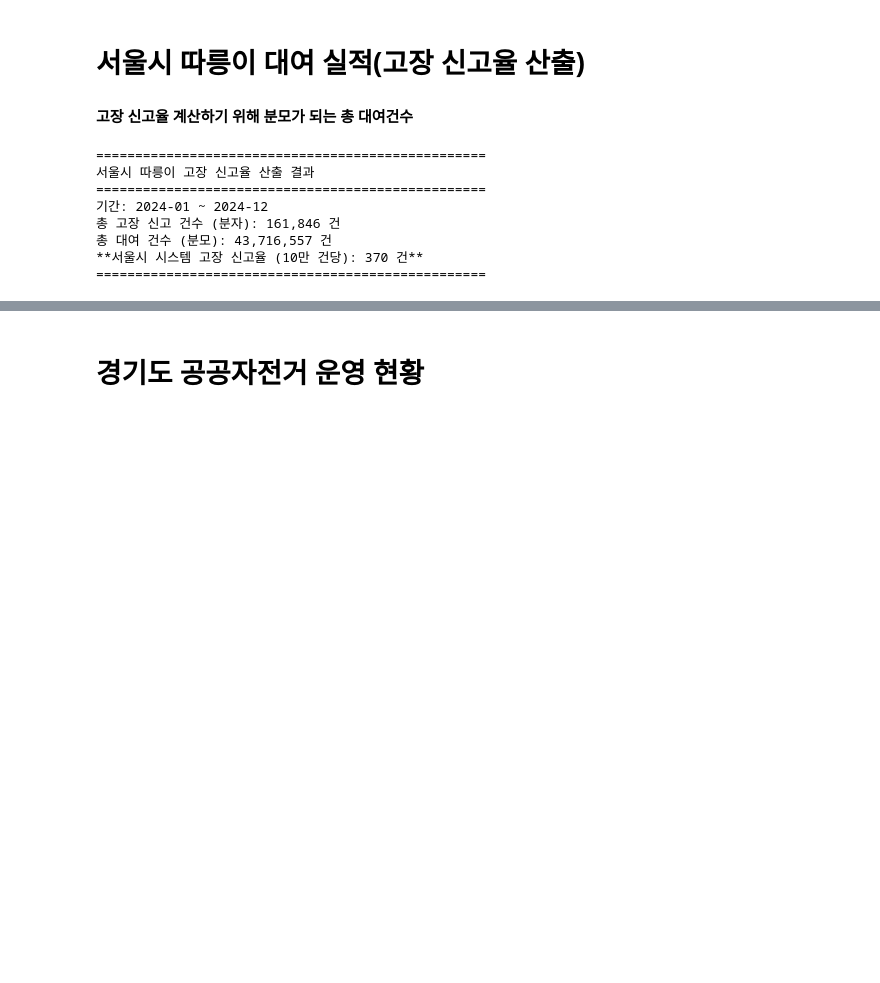
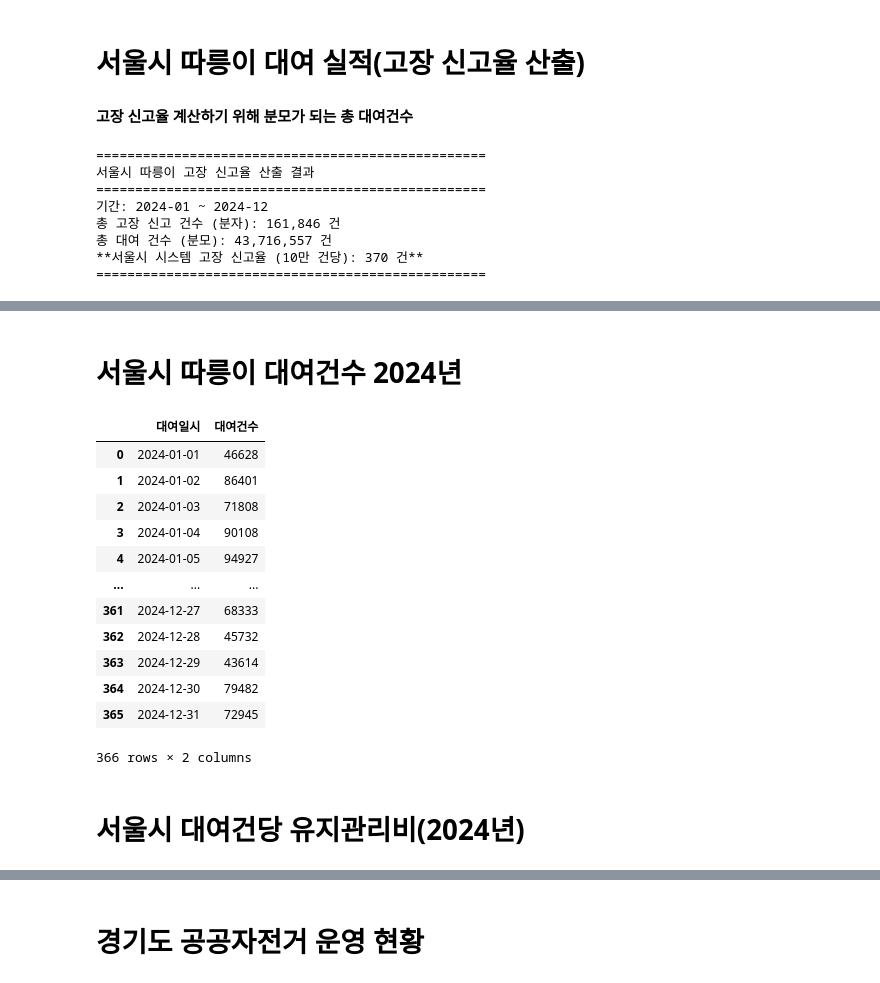
Before and after one commit to mj-camille-kim/Why-public-bicycles-failed, a Jupyter notebook: operate.ipynb, the cells around one changed output, grey strips where cells are left out. Drawn from its saved outputs; the diff is of its cells as text; code cells hidden in the pictures; blank space fills up the shorter version.

```diff
--- a/operate.ipynb
+++ b/operate.ipynb
@@ -268,0 +320,33 @@ print("="*50)
+# %% [markdown]
+# 서울시 따릉이 대여건수 2024년
+# %%
+file_path_2024 = 'data/서울특별시 공공자전거 일별 대여건수_24.1-12.csv'
+
+df_seoul_rental_daily_2024 = pd.read_csv(file_path_2024, encoding='cp949')
+
+if '대여일시' not in df_seoul_rental_daily_2024.columns:
+    possible_cols = [col for col in df_seoul_rental_daily_2024.columns if '일' in col]
+    if possible_cols:
+        df_seoul_rental_daily_2024.rename(columns={possible_cols[0]: '대여일시'}, inplace=True)
+
+df_seoul_rental_daily_2024['대여일시'] = df_seoul_rental_daily_2024['대여일시'].astype(str)
+
+df_seoul_2024 = df_seoul_rental_daily_2024[['대여일시', '대여건수']].copy()
+
+df_seoul_2024
+# %% [output]
+|  | 대여일시 | 대여건수 |
+| 0 | 2024-01-01 | 46628 |
+| 1 | 2024-01-02 | 86401 |
+| 2 | 2024-01-03 | 71808 |
+| 3 | 2024-01-04 | 90108 |
+| 4 | 2024-01-05 | 94927 |
+| ... | ... | ... |
+| 361 | 2024-12-27 | 68333 |
+| 362 | 2024-12-28 | 45732 |
+| 363 | 2024-12-29 | 43614 |
+| 364 | 2024-12-30 | 79482 |
+| 365 | 2024-12-31 | 72945 |
+366 rows × 2 columns
+# %% [markdown]
+# 서울시 대여건당 유지관리비(2024년)
```
Also changed, not shown: parts of 7 cells of this notebook, 2 other files.
